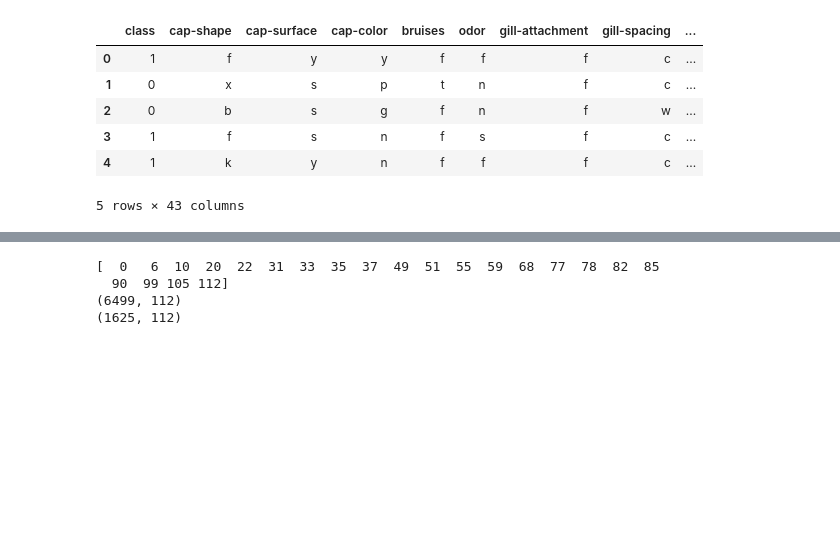
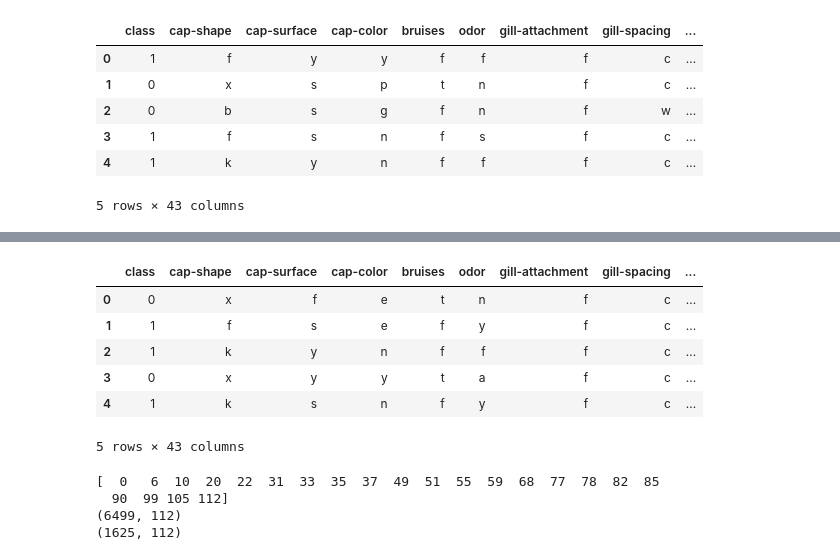
Before and after one commit to liamlows/CS5324-ML_Python, a Jupyter notebook: Lab5/Lab 5.ipynb, the cells around one changed output, grey strips where cells are left out. Cells and saved outputs as stored; diff of their text form; code cells hidden in the pictures; blank space fills up the shorter version.

```diff
--- a/Lab5/Lab 5.ipynb
+++ b/Lab5/Lab 5.ipynb
@@ -308,4 +326,14 @@ test_set[0].head()
 5 rows × 43 columns
+# %%
+validation_set[0].head()
+# %% [output]
+|  | class | cap-shape | cap-surface | cap-color | bruises | odor | gill-attachment | gill-spacing | ... |
+| 0 | 0 | x | f | e | t | n | f | c | ... |
+| 1 | 1 | f | s | e | f | y | f | c | ... |
+| 2 | 1 | k | y | n | f | f | f | c | ... |
+| 3 | 0 | x | y | y | t | a | f | c | ... |
+| 4 | 1 | k | s | n | f | y | f | c | ... |
+5 rows × 43 columns
 # %%
 # this is where we get out final train and test datasets
 y_train = []
```
Also changed, not shown: parts of 14 cells of this notebook.
